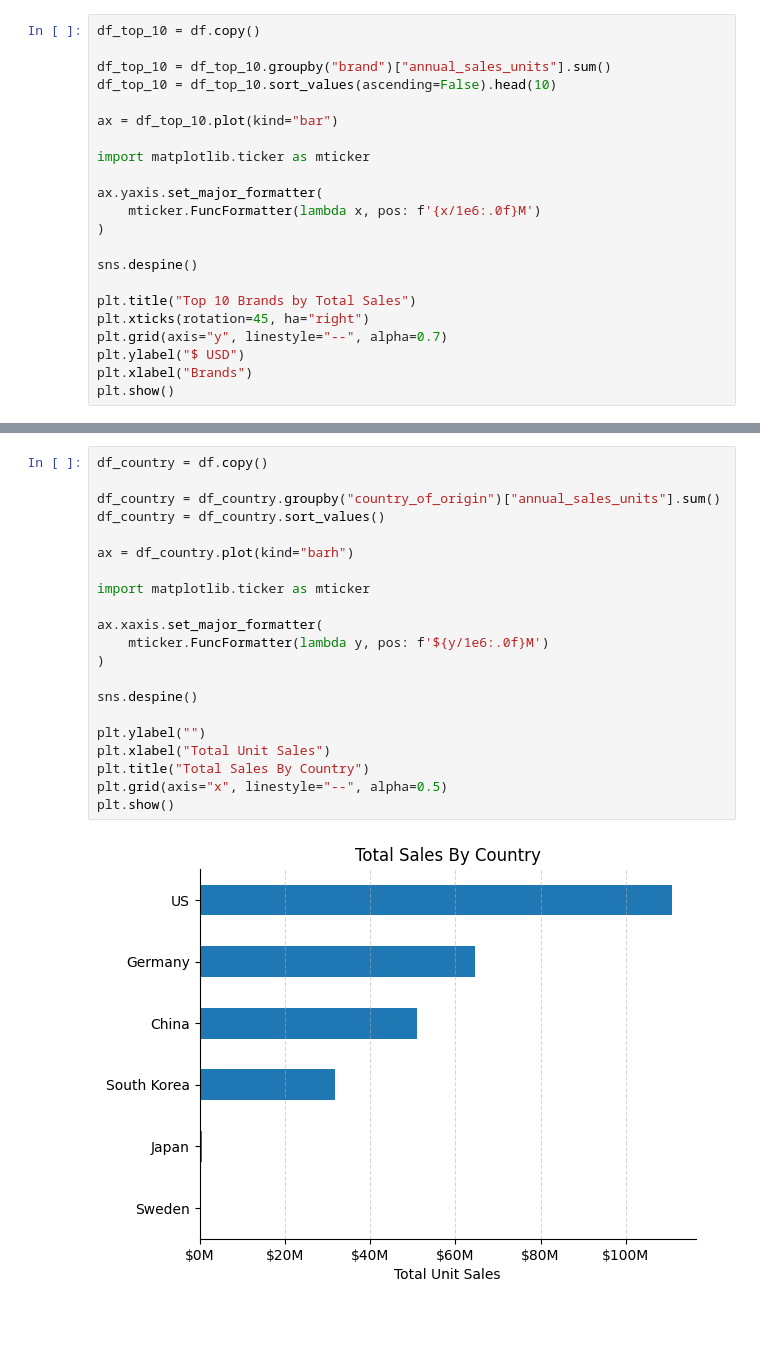
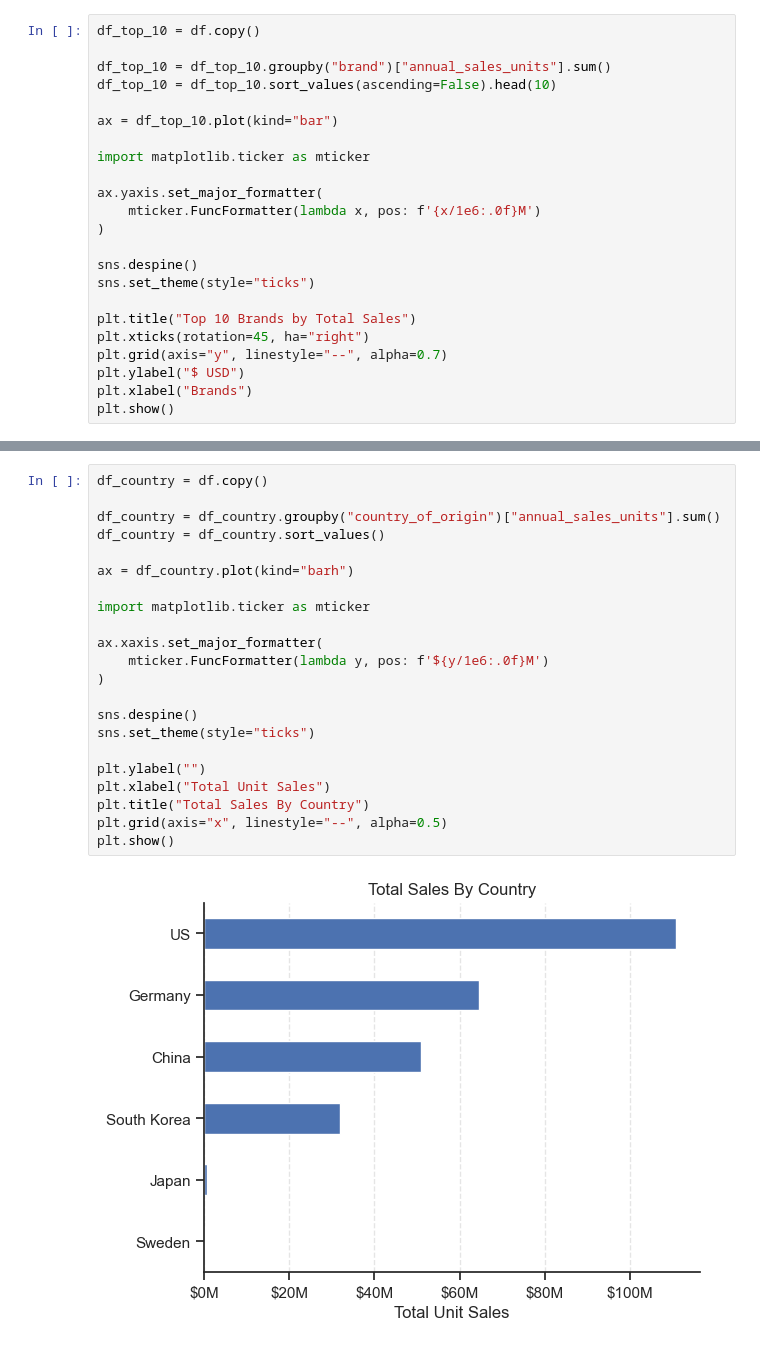
Before and after one commit to Athipong-Jindaphram/EV-Car-Analysis, a Jupyter notebook: Market_Dominance_and_Revenue_Performance.ipynb, the cells around one changed output, grey strips where cells are left out. Drawn from its saved outputs; the diff is of its cells as text; blank space fills up the shorter version.

```diff
--- a/Market_Dominance_and_Revenue_Performance.ipynb
+++ b/Market_Dominance_and_Revenue_Performance.ipynb
@@ -25,6 +25,7 @@ ax.yaxis.set_major_formatter(
 )
 
 sns.despine()
+sns.set_theme(style="ticks")
 
 plt.title("Top 10 Brands by Total Sales")
 plt.xticks(rotation=45, ha="right")
@@ -68,23 +69,24 @@ plt.show()
 # %%
 df_country = df.copy()
 
 df_country = df_country.groupby("country_of_origin")["annual_sales_units"].sum()
 df_country = df_country.sort_values()
 
 ax = df_country.plot(kind="barh")
 
 import matplotlib.ticker as mticker
 
 ax.xaxis.set_major_formatter(
     mticker.FuncFormatter(lambda y, pos: f'${y/1e6:.0f}M')
 )
 
 sns.despine()
+sns.set_theme(style="ticks")
 
 plt.ylabel("")
 plt.xlabel("Total Unit Sales")
 plt.title("Total Sales By Country")
 plt.grid(axis="x", linestyle="--", alpha=0.5)
 plt.show()
 # %% [output]
-[figure, old version]
+[figure, new version]
```
Also changed, not shown: parts of 3 cells of this notebook, 1 other file.
